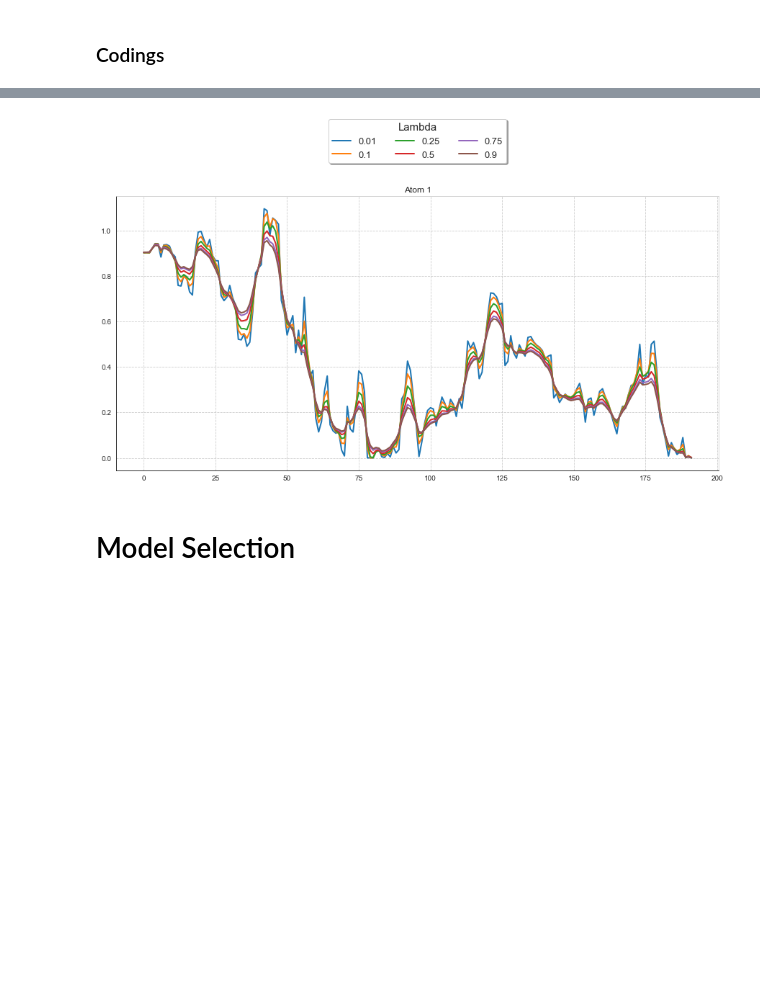
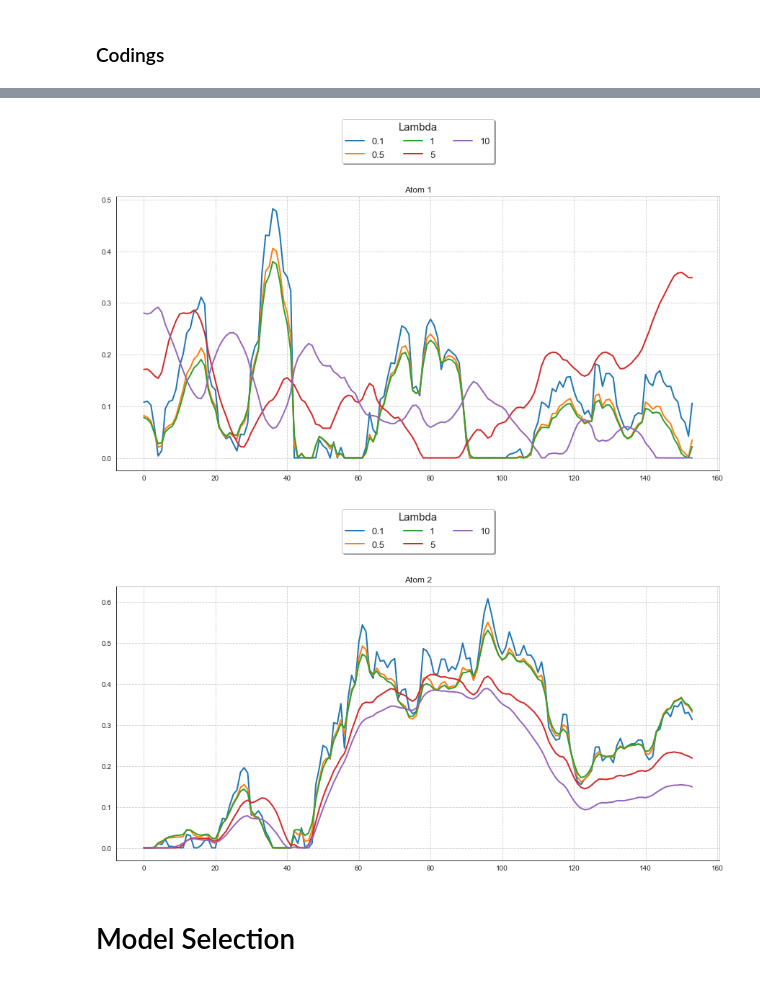
Before and after one commit to michael-allouche/dictionary-learning-RMM, a Jupyter notebook: DL-RMM.ipynb, the cells around one changed output, grey strips where cells are left out. Cells and saved outputs as stored; diff of their text form; code cells hidden in the pictures; blank space fills up the shorter version.

```diff
--- a/DL-RMM.ipynb
+++ b/DL-RMM.ipynb
@@ -245,7 +234,11 @@ plot_codings_lamb(dict_codings_K2, atom=0)
 # %%
-plot_codings_lamb(dict_codings_K2, atom=1)
+plot_codings_lamb(dict_codings, atom=1)
 # %% [output]
-[figure, old version]
+[figure, new version]
+# %%
+plot_codings_lamb(dict_codings, atom=2)
+# %% [output]
+[figure, added]
 # %% [markdown]
 # Model Selection
 # %%
```
Also changed, not shown: parts of 18 cells of this notebook, 5 other files.
